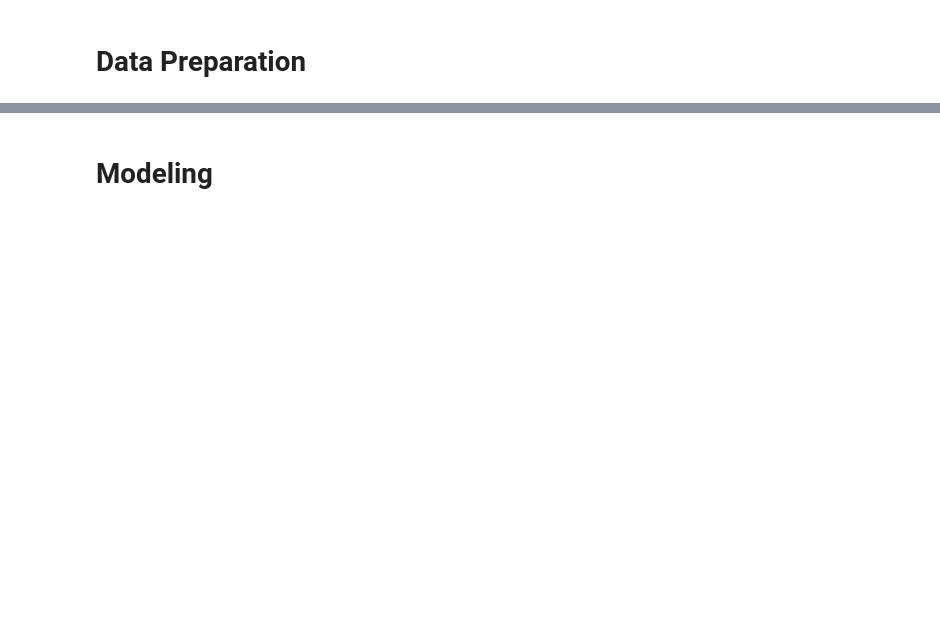
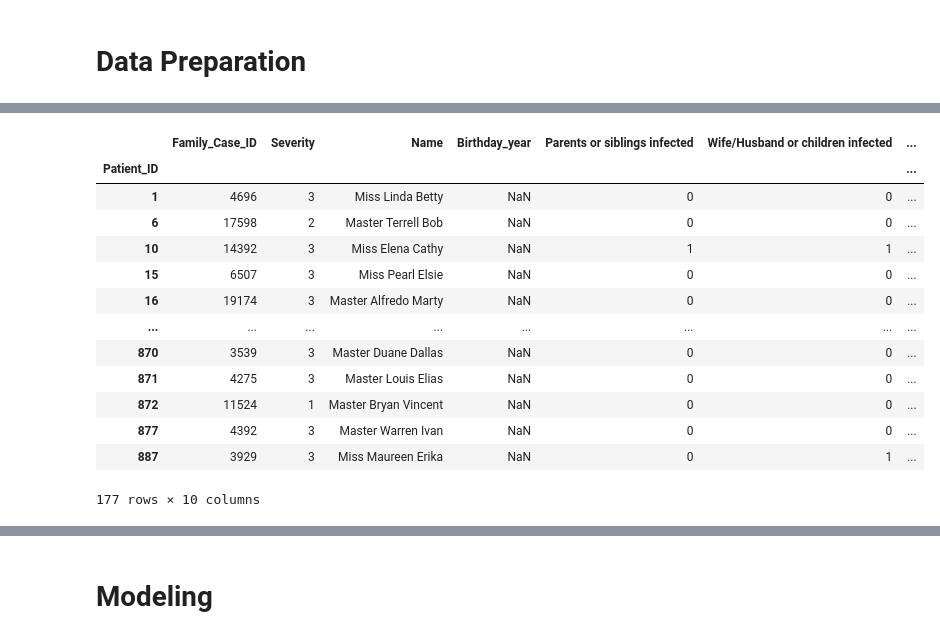
Before and after one commit to mrmachatschek/pandemic_survival_prediction, a Jupyter notebook: main.ipynb, the cells around one changed output, grey strips where cells are left out. Cells and saved outputs as stored; diff of their text form; code cells hidden in the pictures; blank space fills up the shorter version.

```diff
--- a/main.ipynb
+++ b/main.ipynb
@@ -78,0 +116,18 @@ Name: Family_Case_ID, dtype: int64
+# %%
+# need to decide what to do with these..
+df[df['Birthday_year'].isna()]
+# %% [output]
+|  | Family_Case_ID | Severity | Name | Birthday_year | Parents or siblings infected | Wife/Husband or children infected | ... |
+| Patient_ID |  |  |  |  |  |  | ... |
+| 1 | 4696 | 3 | Miss Linda Betty | NaN | 0 | 0 | ... |
+| 6 | 17598 | 2 | Master Terrell Bob | NaN | 0 | 0 | ... |
+| 10 | 14392 | 3 | Miss Elena Cathy | NaN | 1 | 1 | ... |
+| 15 | 6507 | 3 | Miss Pearl Elsie | NaN | 0 | 0 | ... |
+| 16 | 19174 | 3 | Master Alfredo Marty | NaN | 0 | 0 | ... |
+| ... | ... | ... | ... | ... | ... | ... | ... |
+| 870 | 3539 | 3 | Master Duane Dallas | NaN | 0 | 0 | ... |
+| 871 | 4275 | 3 | Master Louis Elias | NaN | 0 | 0 | ... |
+| 872 | 11524 | 1 | Master Bryan Vincent | NaN | 0 | 0 | ... |
+| 877 | 4392 | 3 | Master Warren Ivan | NaN | 0 | 0 | ... |
+| 887 | 3929 | 3 | Miss Maureen Erika | NaN | 0 | 1 | ... |
+177 rows × 10 columns
```
Also changed, not shown: parts of 14 cells of this notebook.
